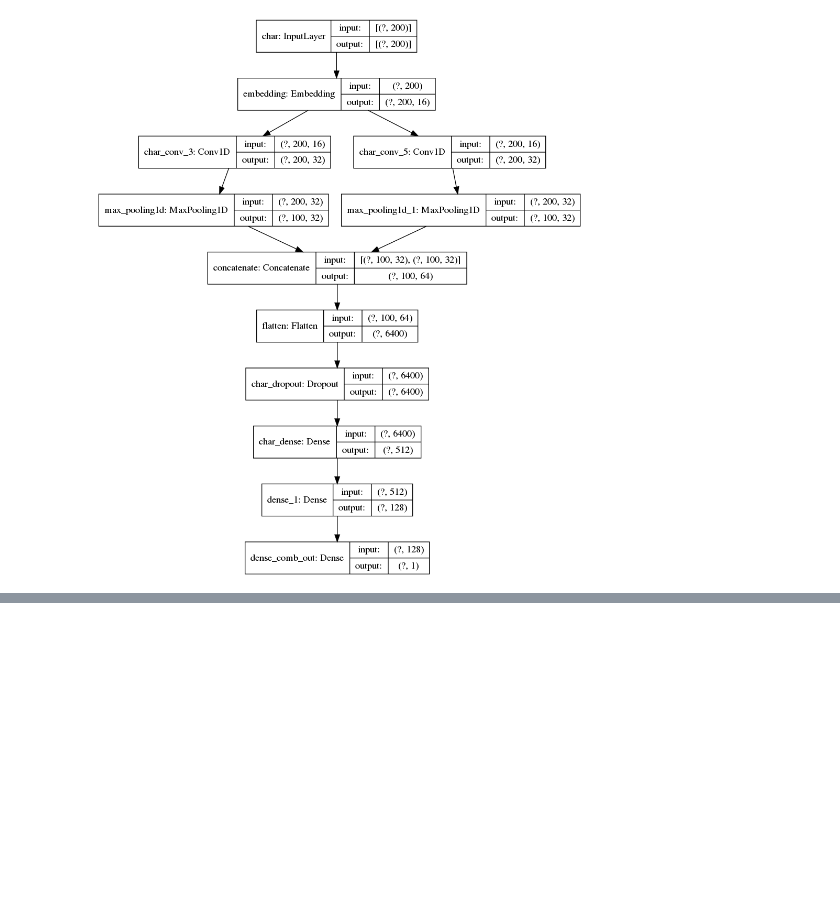
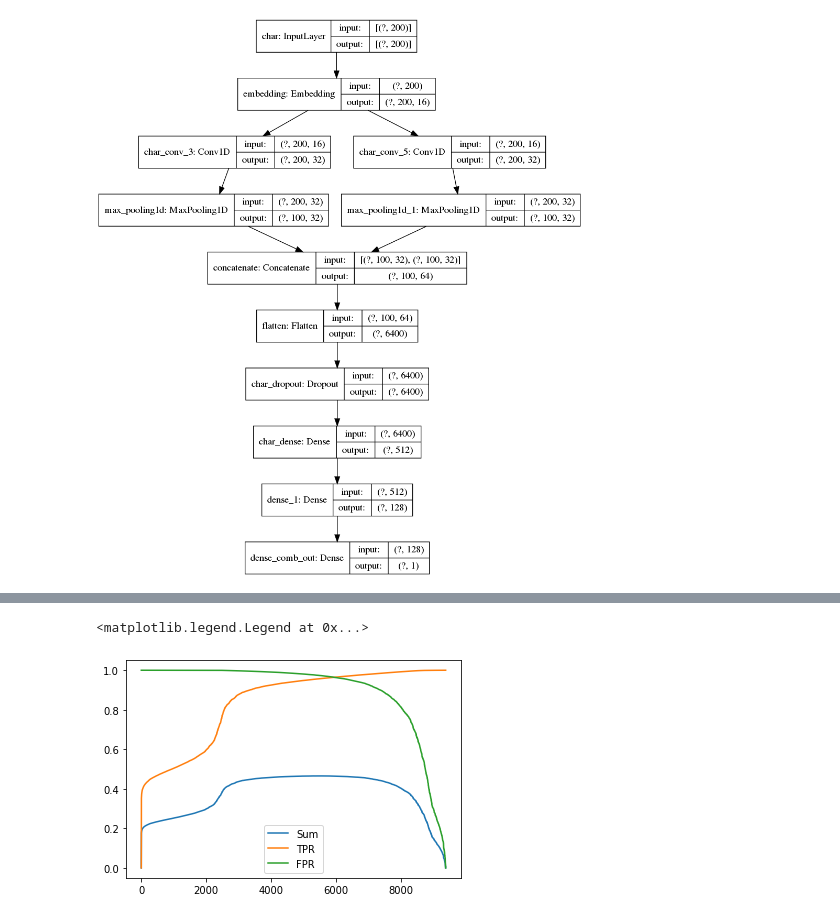
Before and after one commit to MJafarMashhadi/Haplophysh, a Jupyter notebook: models/char_level_full_convolution.ipynb, the cells around one changed output, grey strips where cells are left out. Cells and saved outputs as stored; diff of their text form; code cells hidden in the pictures; blank space fills up the shorter version.

```diff
--- a/models/char_level_full_convolution.ipynb
+++ b/models/char_level_full_convolution.ipynb
@@ -156,0 +176,8 @@ plt.show()
+# %%
+plt.plot((-fpr + tpr) / 2, label='Sum')
+plt.plot(tpr, label='TPR')
+plt.plot(1-fpr, label='FPR')
+plt.legend()
+# %% [output]
+<matplotlib.legend.Legend at 0x...>
+[figure, added]
```
Also changed, not shown: parts of 10 cells of this notebook, 4 other files.
